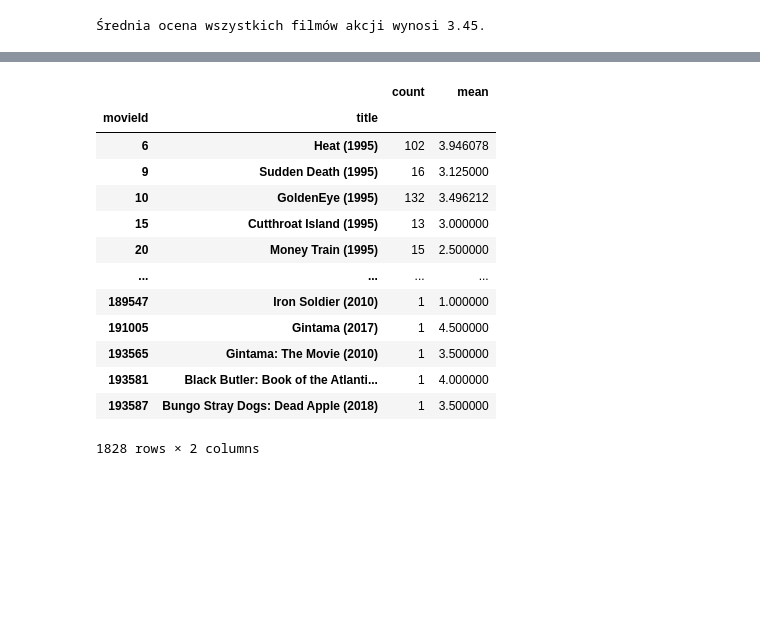
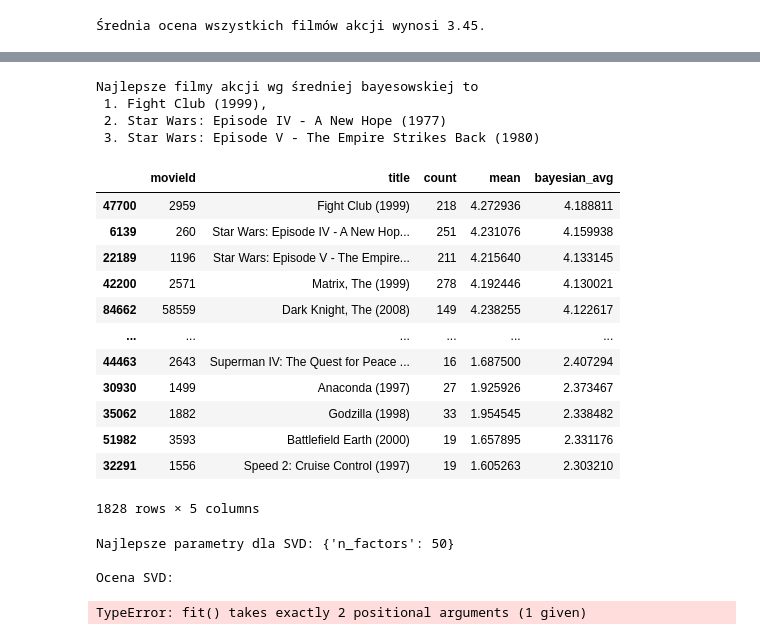
Before and after one commit to dorota10/ML_UEP_2024, a Jupyter notebook: CaseStudy2.ipynb, the cells around one changed output, grey strips where cells are left out. Drawn from its saved outputs; the diff is of its cells as text; code cells hidden in the pictures; blank space fills up the shorter version.

```diff
--- a/CaseStudy2.ipynb
+++ b/CaseStudy2.ipynb
@@ -63,24 +79,32 @@ m = action_stats['mean'].mean()
 def bayesian_avg(ratings):
     bayesian_avg = (C*m+ratings.sum())/(C+ratings.count())
     return bayesian_avg
+
 bayesian_avg_ratings = action_movies.groupby('movieId')['rating'].agg(bayesian_avg).reset_index()
 bayesian_avg_ratings.columns = ['movieId', 'bayesian_avg']
 action_stats_with_bayes = action_stats.merge(bayesian_avg_ratings, on='movieId')
-action_stats
-# action_stats.sort_values(by="bayesian_avg", ascending=False)
-# action_stats
+action_stats_with_bayes=movies_rates[['movieId',	'title']].merge(action_stats_with_bayes, on='movieId').drop_duplicates()
+action_stats_with_bayes.sort_values(by="bayesian_avg", ascending=False, inplace=True)
+best_three=list(action_stats_with_bayes["title"][:3])
+print(f"Najlepsze filmy akcji wg średniej bayesowskiej to \n 1. {best_three[0]}, \n 2. {best_three[1]} \n 3. {best_three[2]} ")
 # %% [output]
-|  |  | count | mean |
-| movieId | title |  |  |
-| 6 | Heat (1995) | 102 | 3.946078 |
-| 9 | Sudden Death (1995) | 16 | 3.125000 |
-| 10 | GoldenEye (1995) | 132 | 3.496212 |
-| 15 | Cutthroat Island (1995) | 13 | 3.000000 |
-| 20 | Money Train (1995) | 15 | 2.500000 |
-| ... | ... | ... | ... |
-| 189547 | Iron Soldier (2010) | 1 | 1.000000 |
-| 191005 | Gintama (2017) | 1 | 4.500000 |
-| 193565 | Gintama: The Movie (2010) | 1 | 3.500000 |
-| 193581 | Black Butler: Book of the Atlanti... | 1 | 4.000000 |
-| 193587 | Bungo Stray Dogs: Dead Apple (2018) | 1 | 3.500000 |
-1828 rows × 2 columns
+Najlepsze filmy akcji wg średniej bayesowskiej to
+ 1. Fight Club (1999),
+ 2. Star Wars: Episode IV - A New Hope (1977)
+ 3. Star Wars: Episode V - The Empire Strikes Back (1980)
+# %%
+action_stats_with_bayes
+# %% [output]
+|  | movieId | title | count | mean | bayesian_avg |
+| 47700 | 2959 | Fight Club (1999) | 218 | 4.272936 | 4.188811 |
+| 6139 | 260 | Star Wars: Episode IV - A New Hop... | 251 | 4.231076 | 4.159938 |
+| 22189 | 1196 | Star Wars: Episode V - The Empire... | 211 | 4.215640 | 4.133145 |
+| 42200 | 2571 | Matrix, The (1999) | 278 | 4.192446 | 4.130021 |
+| 84662 | 58559 | Dark Knight, The (2008) | 149 | 4.238255 | 4.122617 |
+| ... | ... | ... | ... | ... | ... |
+| 44463 | 2643 | Superman IV: The Quest for Peace ... | 16 | 1.687500 | 2.407294 |
+| 30930 | 1499 | Anaconda (1997) | 27 | 1.925926 | 2.373467 |
+| 35062 | 1882 | Godzilla (1998) | 33 | 1.954545 | 2.338482 |
+| 51982 | 3593 | Battlefield Earth (2000) | 19 | 1.657895 | 2.331176 |
+| 32291 | 1556 | Speed 2: Cruise Control (1997) | 19 | 1.605263 | 2.303210 |
+1828 rows × 5 columns
@@ -86,0 +121,17 @@ action_stats
+# %%
+param_grid_svd = {'n_factors': [50, 100, 150]}
+svd = SVD()
+cv = 5
+
+grid_search_svd = GridSearchCV(svd, param_grid_svd, measures=['RMSE'], cv=cv)
+grid_search_svd.fit(data)
+
+print("Najlepsze parametry dla SVD:", grid_search_svd.best_params['rmse'])
+
+print("\nOcena SVD:")
+cross_validate(svd, data, measures=['RMSE', 'MAE'], cv=cv, verbose=True)
+# %% [output]
+Najlepsze parametry dla SVD: {'n_factors': 50}
+
+Ocena SVD:
+TypeError: fit() takes exactly 2 positional arguments (1 given)
```
Also changed, not shown: parts of 3 cells of this notebook.
